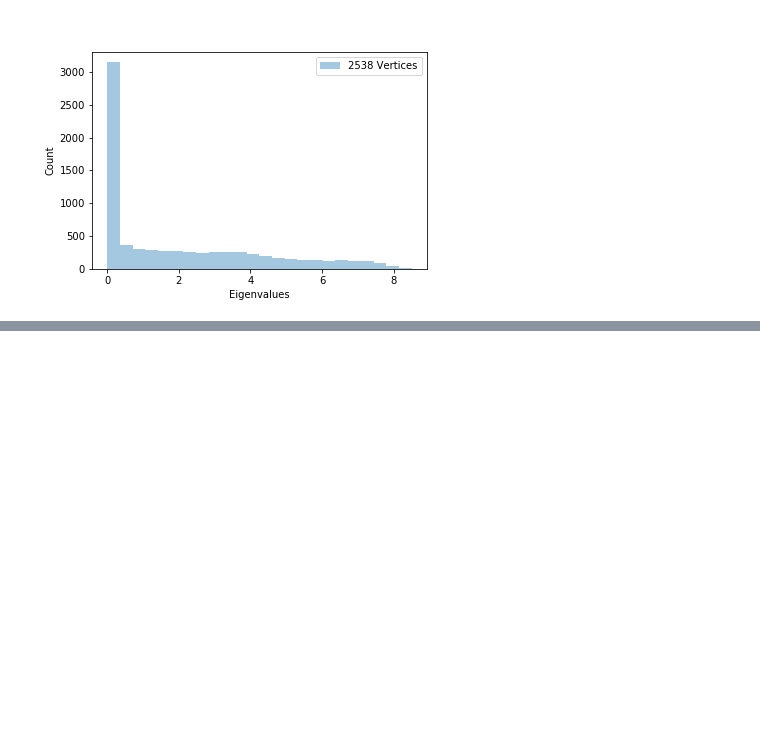
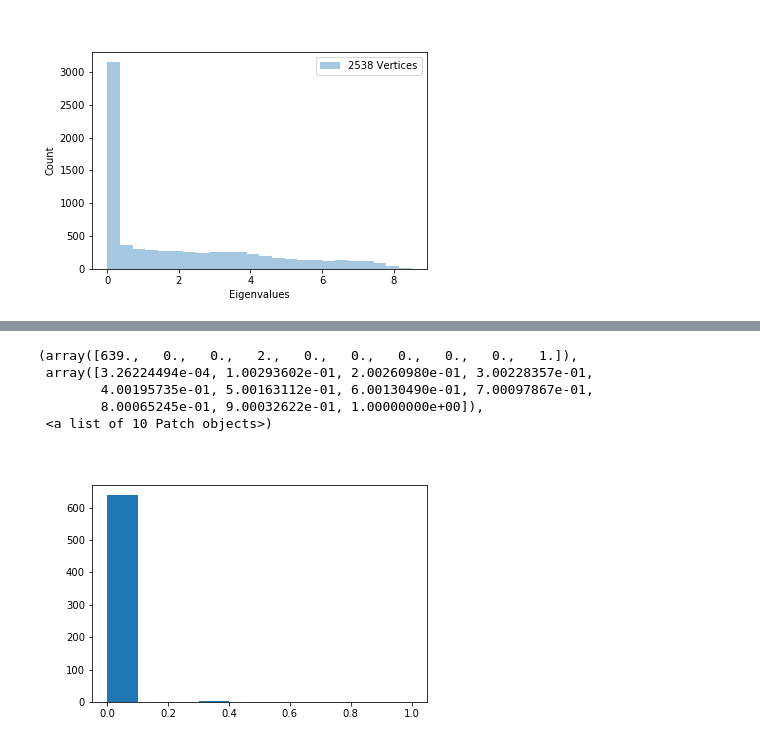
Before and after one commit to AllenCellModeling/normal_mode_analysis, a Jupyter notebook: normal_mode_analysis/nucleus_mesh_nma.ipynb, the cells around one changed output, grey strips where cells are left out. Cells and saved outputs as stored; diff of their text form; code cells hidden in the pictures; blank space fills up the shorter version.

```diff
--- a/normal_mode_analysis/nucleus_mesh_nma.ipynb
+++ b/normal_mode_analysis/nucleus_mesh_nma.ipynb
@@ -95,0 +109,12 @@ Eigenvalues with w < 10^-5: 8
+# %%
+#plt.hist(eigdf['mags'].iloc[6])
+#np.save('mesh_4_mode_6',eigdf['mags'].iloc[6])
+vals = np.load('mesh_4_mode_6.npy')
+plt.hist(vals)
+# %% [output]
+(array([639.,   0.,   0.,   2.,   0.,   0.,   0.,   0.,   0.,   1.]),
+ array([3.26224494e-04, 1.00293602e-01, 2.00260980e-01, 3.00228357e-01,
+        4.00195735e-01, 5.00163112e-01, 6.00130490e-01, 7.00097867e-01,
+        8.00065245e-01, 9.00032622e-01, 1.00000000e+00]),
+ <a list of 10 Patch objects>)
+[figure, added]
```
Also changed, not shown: parts of 20 cells of this notebook.
